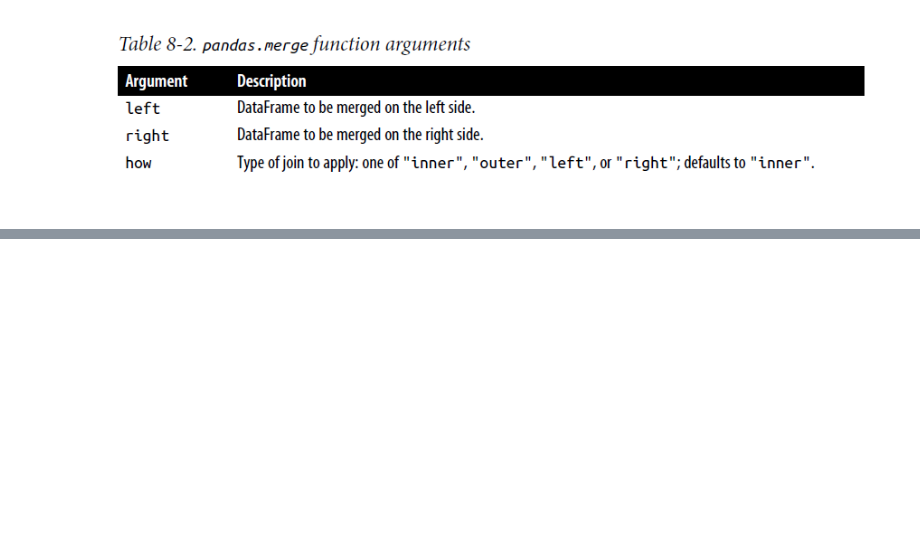
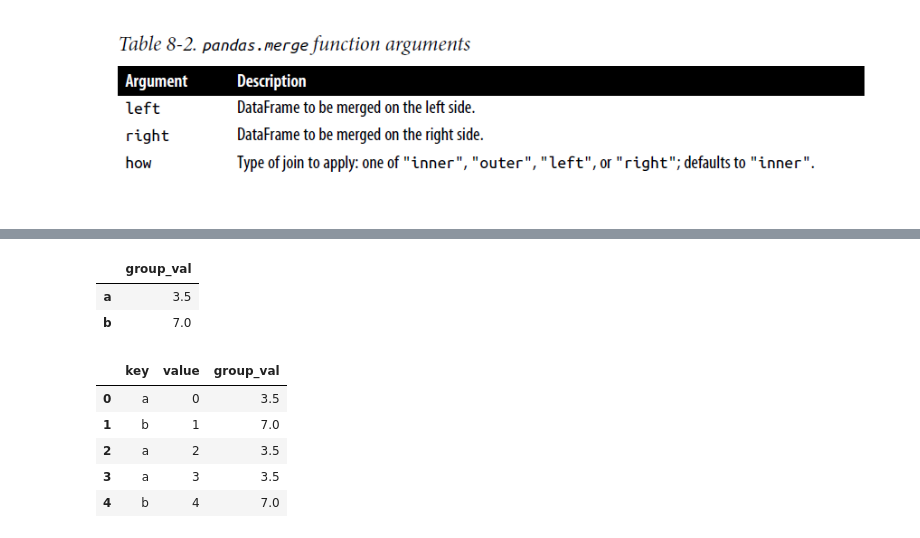
Before and after one commit to singfungcheung/python_for_data_analysis_wm_practice, a Jupyter notebook: src/Chapter8_Data_Wrangling.ipynb, the cells around one changed output, grey strips where cells are left out. Saved outputs shown, nothing was run; the diff lists cells and outputs as text; code cells hidden in the pictures; blank space fills up the shorter version.

```diff
--- a/src/Chapter8_Data_Wrangling.ipynb
+++ b/src/Chapter8_Data_Wrangling.ipynb
@@ -388,0 +406,15 @@ pd.merge(df1, df2, how="inner")
+# %%
+right1
+# %% [output]
+|  | group_val |
+| a | 3.5 |
+| b | 7.0 |
+# %%
+pd.merge(left1, right1, left_on="key", right_index=True)
+# %% [output]
+|  | key | value | group_val |
+| 0 | a | 0 | 3.5 |
+| 1 | b | 1 | 7.0 |
+| 2 | a | 2 | 3.5 |
+| 3 | a | 3 | 3.5 |
+| 4 | b | 4 | 7.0 |
```
Also changed, not shown: parts of 14 cells of this notebook.
